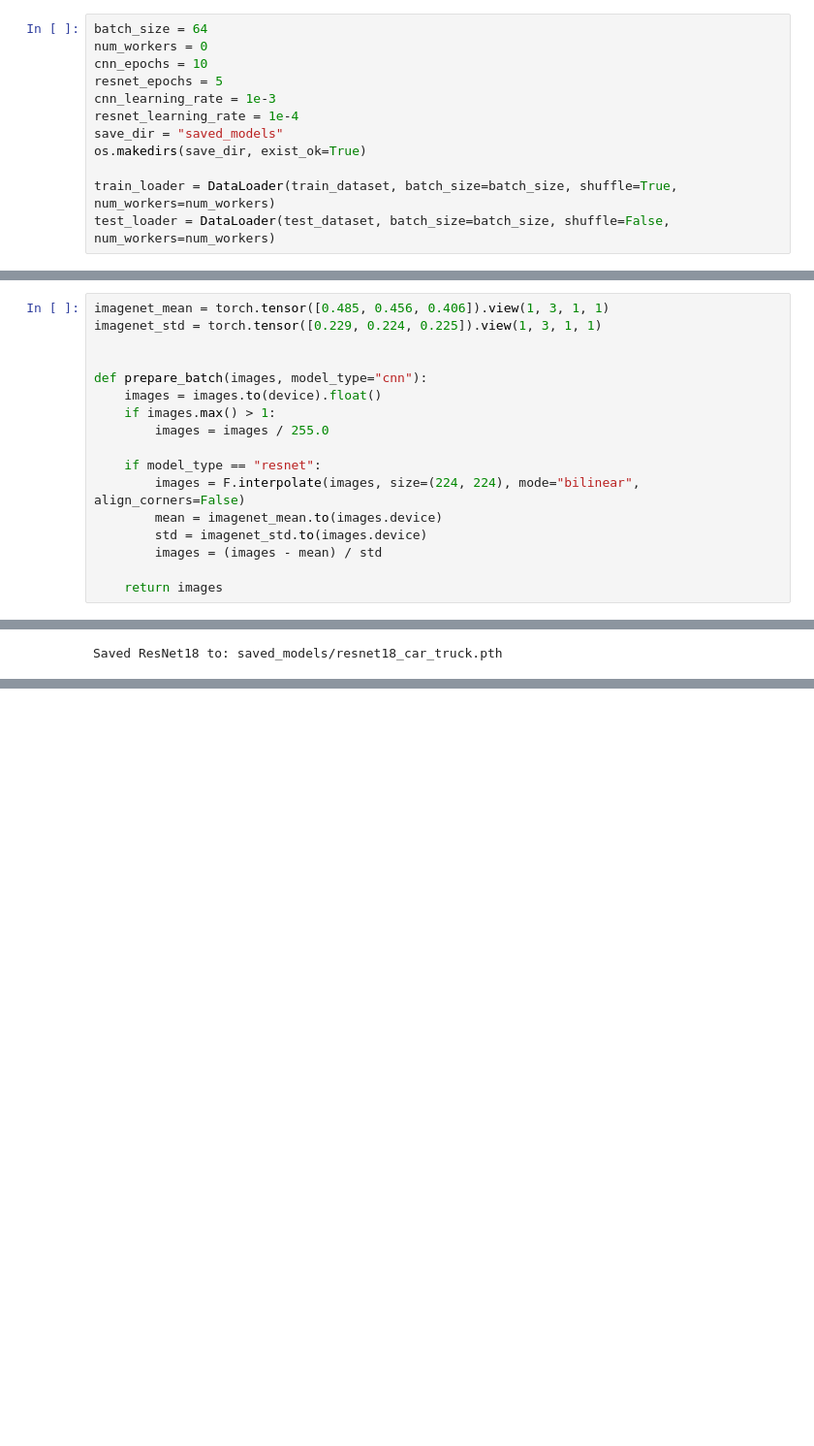
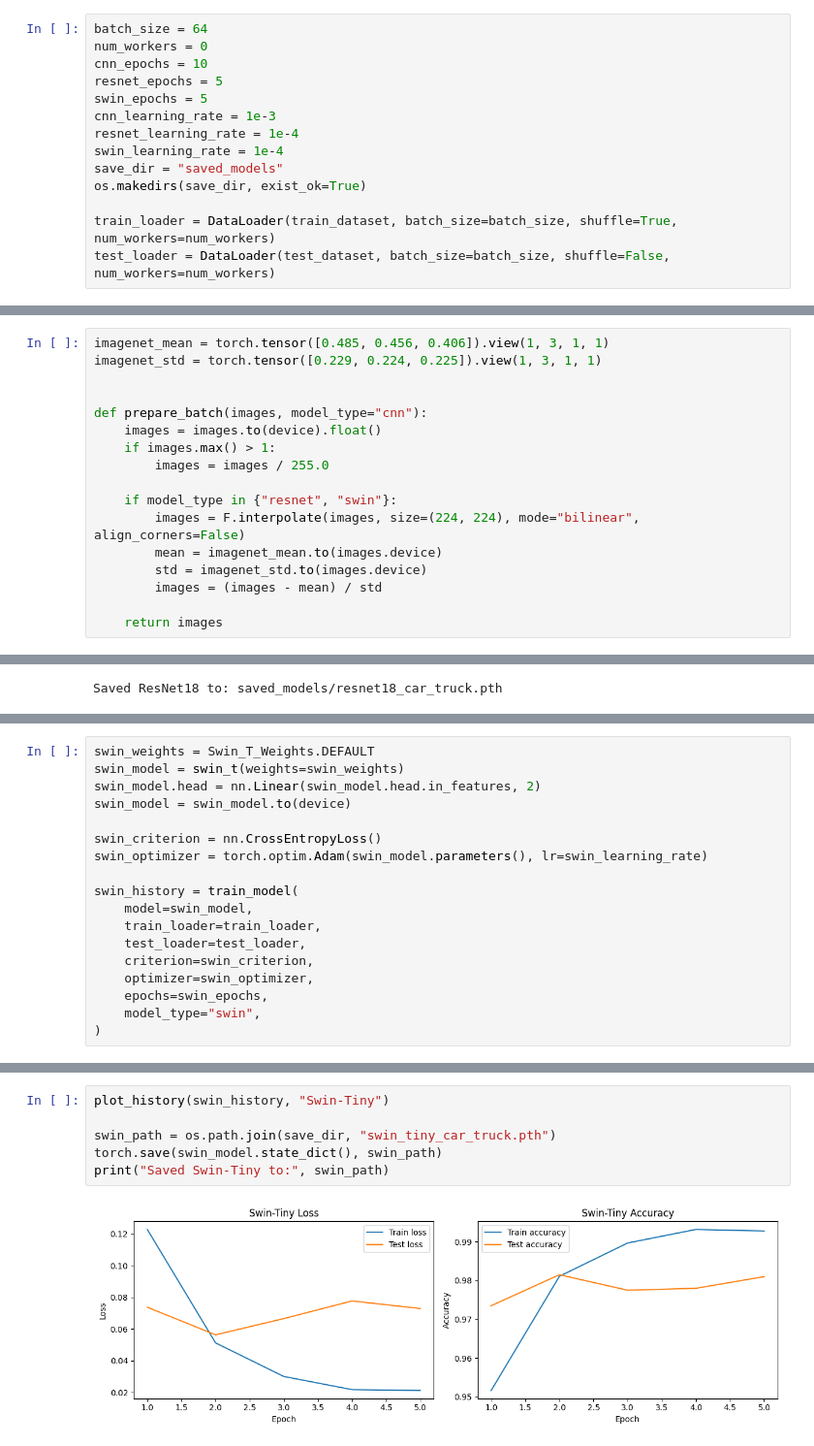
Before and after one commit to KyuubiSP/AI-Project, a Jupyter notebook: car_truck_modeling.ipynb, the cells around one changed output, grey strips where cells are left out. Shown at 97% size. Cells and saved outputs as stored; diff of their text form; blank space fills up the shorter version.

Commit message:
add swin transformer

```diff
--- a/car_truck_modeling.ipynb
+++ b/car_truck_modeling.ipynb
@@ -94,8 +94,10 @@ batch_size = 64
 num_workers = 0
 cnn_epochs = 10
 resnet_epochs = 5
+swin_epochs = 5
 cnn_learning_rate = 1e-3
 resnet_learning_rate = 1e-4
+swin_learning_rate = 1e-4
 save_dir = "saved_models"
 os.makedirs(save_dir, exist_ok=True)
 
@@ -163,7 +165,7 @@ def prepare_batch(images, model_type="cnn"):
     if images.max() > 1:
         images = images / 255.0
 
-    if model_type == "resnet":
+    if model_type in {"resnet", "swin"}:
         images = F.interpolate(images, size=(224, 224), mode="bilinear", align_corners=False)
         mean = imagenet_mean.to(images.device)
         std = imagenet_std.to(images.device)
@@ -344,0 +349,18 @@ Saved ResNet18 to: saved_models/resnet18_car_truck.pth
+# %%
+swin_weights = Swin_T_Weights.DEFAULT
+swin_model = swin_t(weights=swin_weights)
+swin_model.head = nn.Linear(swin_model.head.in_features, 2)
+swin_model = swin_model.to(device)
+
+swin_criterion = nn.CrossEntropyLoss()
+swin_optimizer = torch.optim.Adam(swin_model.parameters(), lr=swin_learning_rate)
+
+swin_history = train_model(
+    model=swin_model,
+    train_loader=train_loader,
+    test_loader=test_loader,
+    criterion=swin_criterion,
+    optimizer=swin_optimizer,
+    epochs=swin_epochs,
+    model_type="swin",
+)
@@ -344,0 +376,8 @@ Saved ResNet18 to: saved_models/resnet18_car_truck.pth
+# %%
+plot_history(swin_history, "Swin-Tiny")
+
+swin_path = os.path.join(save_dir, "swin_tiny_car_truck.pth")
+torch.save(swin_model.state_dict(), swin_path)
+print("Saved Swin-Tiny to:", swin_path)
+# %% [output]
+[figure, added]
```
Also changed, not shown: parts of 8 cells of this notebook, 1 other file.
